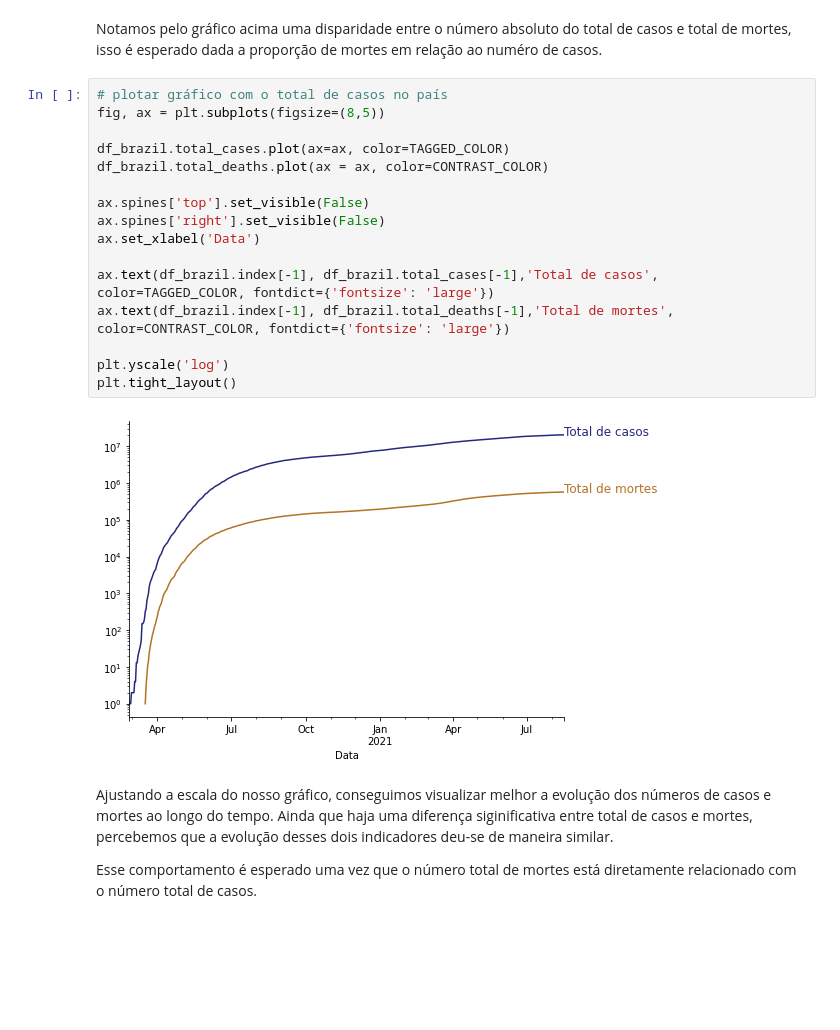
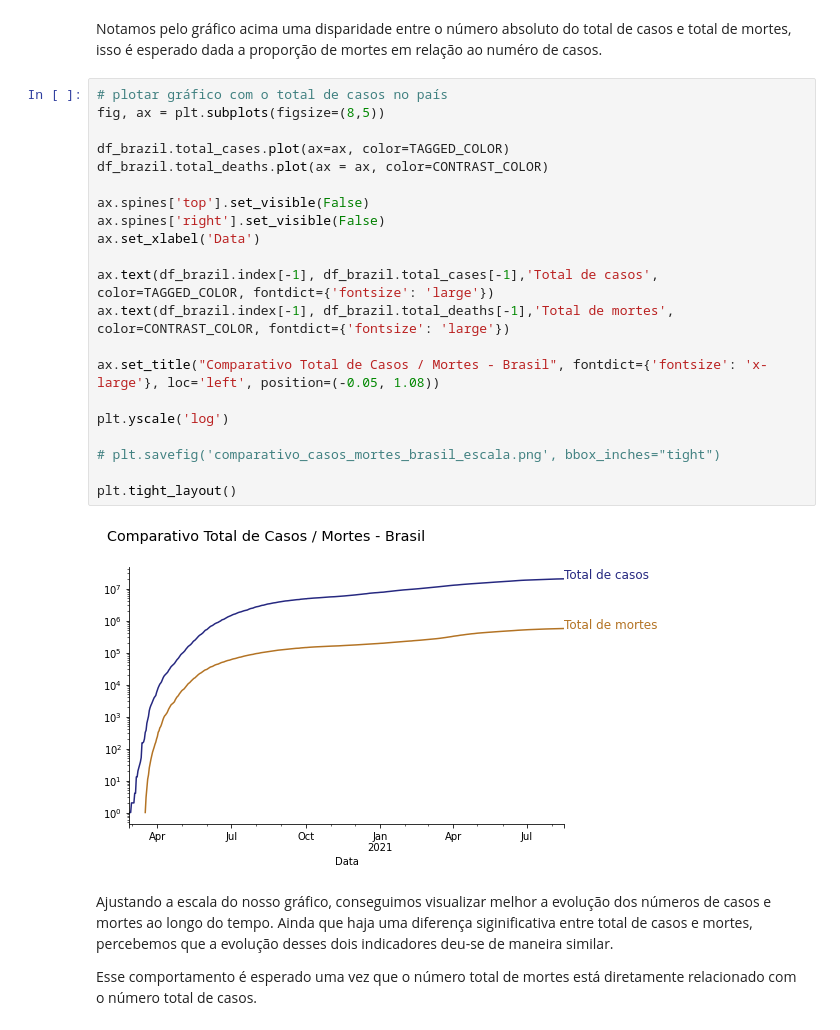
Before and after one commit to virb30/analise-covid, a Jupyter notebook: Projeto_Panorama_do_COVID_19_no_Brasil.ipynb, the cells around one changed output. Drawn from its saved outputs; the diff is of its cells as text; blank space fills up the shorter version.

```diff
--- a/Projeto_Panorama_do_COVID_19_no_Brasil.ipynb
+++ b/Projeto_Panorama_do_COVID_19_no_Brasil.ipynb
@@ -678,21 +694,26 @@ Notamos pelo gráfico acima uma disparidade entre o número absoluto do total de
 # %%
 # plotar gráfico com o total de casos no país
 fig, ax = plt.subplots(figsize=(8,5))
 
 df_brazil.total_cases.plot(ax=ax, color=TAGGED_COLOR)
 df_brazil.total_deaths.plot(ax = ax, color=CONTRAST_COLOR)
 
 ax.spines['top'].set_visible(False)
 ax.spines['right'].set_visible(False)
 ax.set_xlabel('Data')
 
 ax.text(df_brazil.index[-1], df_brazil.total_cases[-1],'Total de casos', color=TAGGED_COLOR, fontdict={'fontsize': 'large'})
 ax.text(df_brazil.index[-1], df_brazil.total_deaths[-1],'Total de mortes', color=CONTRAST_COLOR, fontdict={'fontsize': 'large'})
 
+ax.set_title("Comparativo Total de Casos / Mortes - Brasil", fontdict={'fontsize': 'x-large'}, loc='left', position=(-0.05, 1.08))
+
 plt.yscale('log')
+
+# plt.savefig('comparativo_casos_mortes_brasil_escala.png', bbox_inches="tight")
+
 plt.tight_layout()
 # %% [output]
-[figure, old version]
+[figure, new version]
 # %% [markdown]
 Ajustando a escala do nosso gráfico, conseguimos visualizar melhor a evolução dos números de casos e mortes ao longo do tempo. Ainda que haja uma diferença siginificativa entre total de casos e mortes, percebemos que a evolução desses dois indicadores deu-se de maneira similar.
 
```
Also changed, not shown: parts of 16 cells of this notebook.
